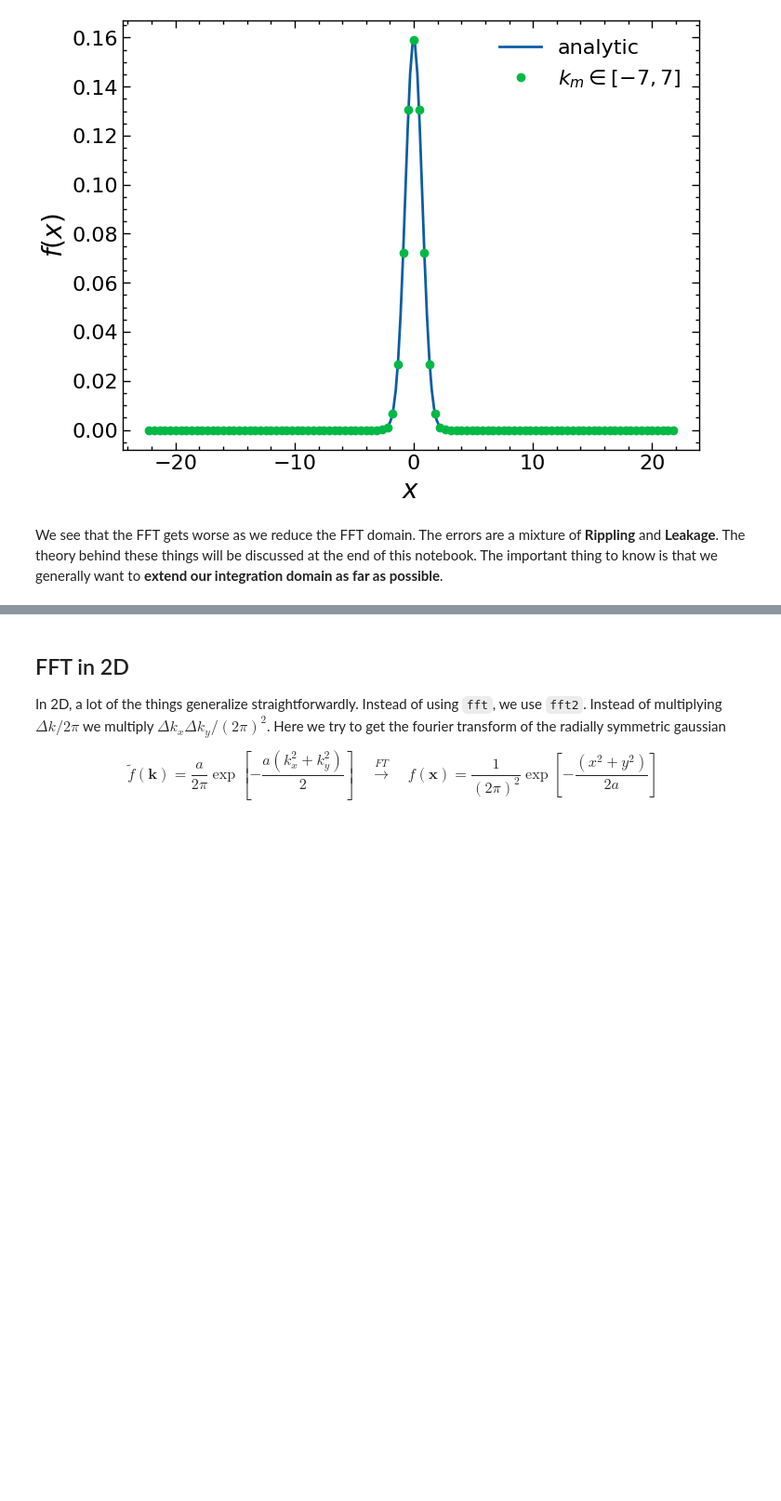
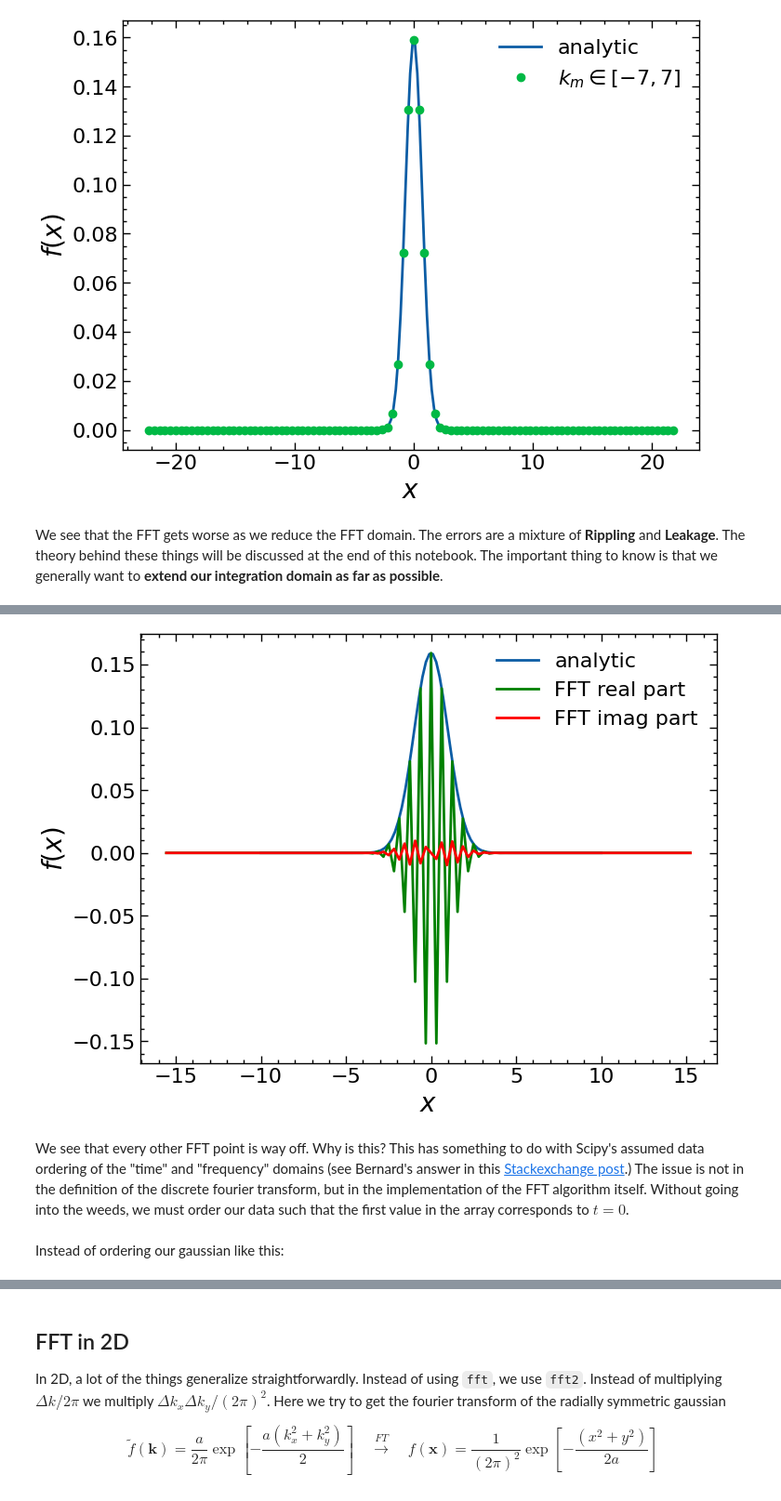
Before and after one commit to josh0429/FT_physics, a Jupyter notebook: FT_notes.ipynb, the cells around one changed output, grey strips where cells are left out. Shown at 93% size. Drawn from its saved outputs; the diff is of its cells as text; code cells hidden in the pictures; blank space fills up the shorter version.

Commit message:
Corrected phase issue

```diff
--- a/FT_notes.ipynb
+++ b/FT_notes.ipynb
@@ -356,0 +362,28 @@ We see that the FFT gets worse as we reduce the FFT domain. The errors are a mix
+# %%
+def gauss_mom(k, a):
+    return np.sqrt(a/(2*np.pi))*np.exp(-(a*k**2)/2)
+
+def gauss_pos(x, a):
+    return (1/(2*np.pi))*np.exp(-x**2/(2*a))
+
+Nx, a = 100, 1
+Nk = 100
+k = np.linspace(-10, 10, Nk)
+x = np.linspace(-10, 10, Nx)
+fk = gauss_mom(k, a)
+fx = gauss_pos(x, a)
+
+xnew = (fftfreq(len(k), np.diff(k)[0]/(2*np.pi))) #We set \Delta t as \Delta \tau/2\pi
+fk_FFT = (np.diff(k)[0]/(2*np.pi))*fft(fk) #We multiply \Delta t to the output
+
+plt.plot(x, fx, label='analytic')
+plt.plot(fftshift(xnew), np.real(fftshift(fk_FFT)), 'g-', label='FFT real part')
+plt.plot(fftshift(xnew), np.imag(fftshift(fk_FFT)), 'r-', label='FFT imag part')
+plt.legend(loc='best')
+plt.ylabel('$f(x)$', fontsize=20)
+plt.xlabel('$x$', fontsize=20)
+plt.show()
+# %% [output]
+[figure, added]
+# %% [markdown]
+We see that every other FFT point is way off. Why is this? This has something to do with Scipy's assumed data ordering of the "time" and "frequency" domains (see Bernard's answer in this [Stackexchange post](https://stackoverflow.com/questions/5398304/fourier-transform-of-a-gaussian-is-not-a-gaussian-but-thats-wrong-python).) The issue is not in the definition of the discrete fourier transform, but in the implementation of the FFT algorithm itself. Without going into the weeds, we must order our data such that the first value in the array corresponds to $t = 0$.
@@ -356,0 +399,2 @@ We see that the FFT gets worse as we reduce the FFT domain. The errors are a mix
+# %% [markdown]
+Instead of ordering our gaussian like this:
```
Also changed, not shown: parts of 19 cells of this notebook.
